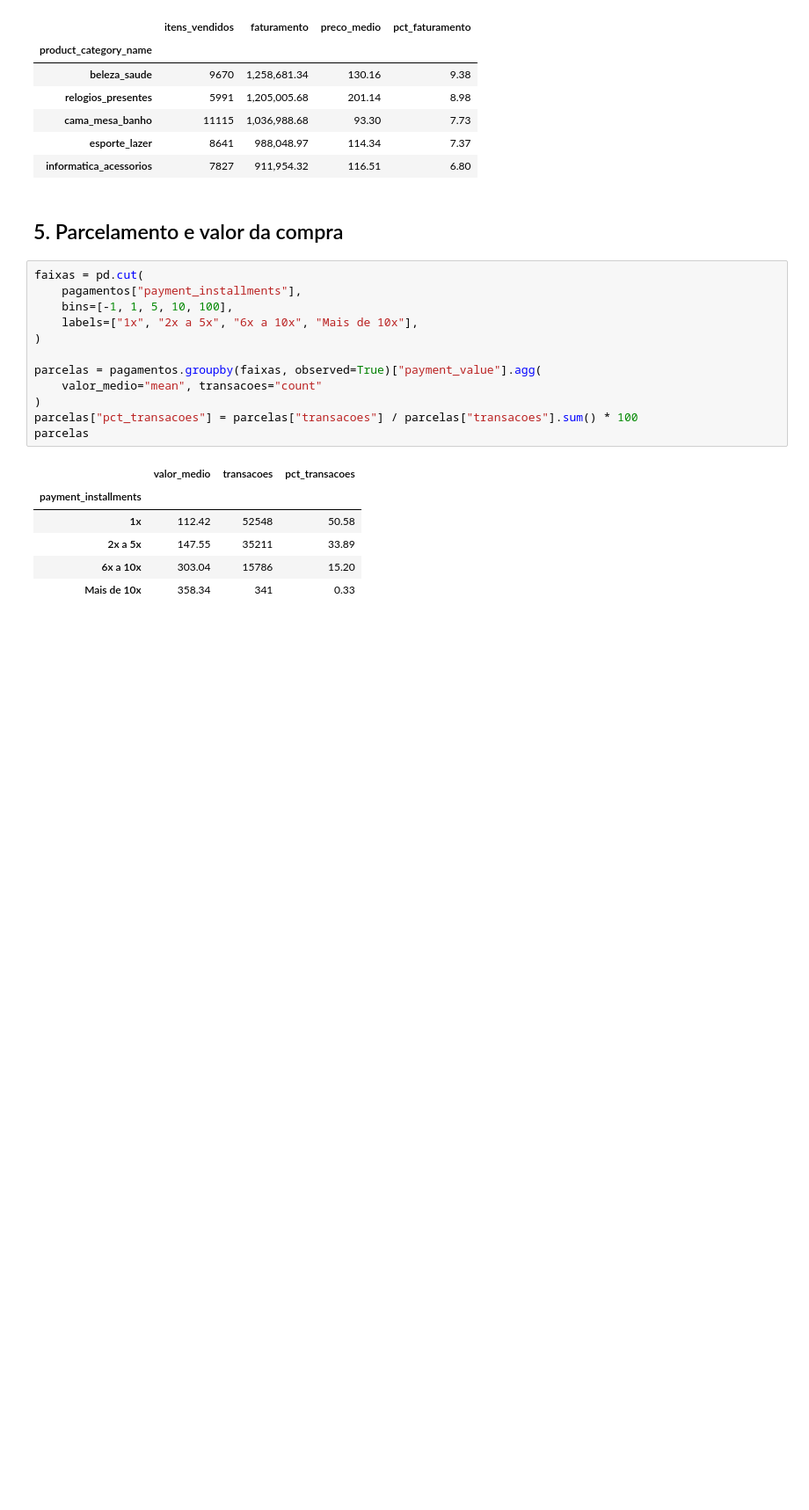
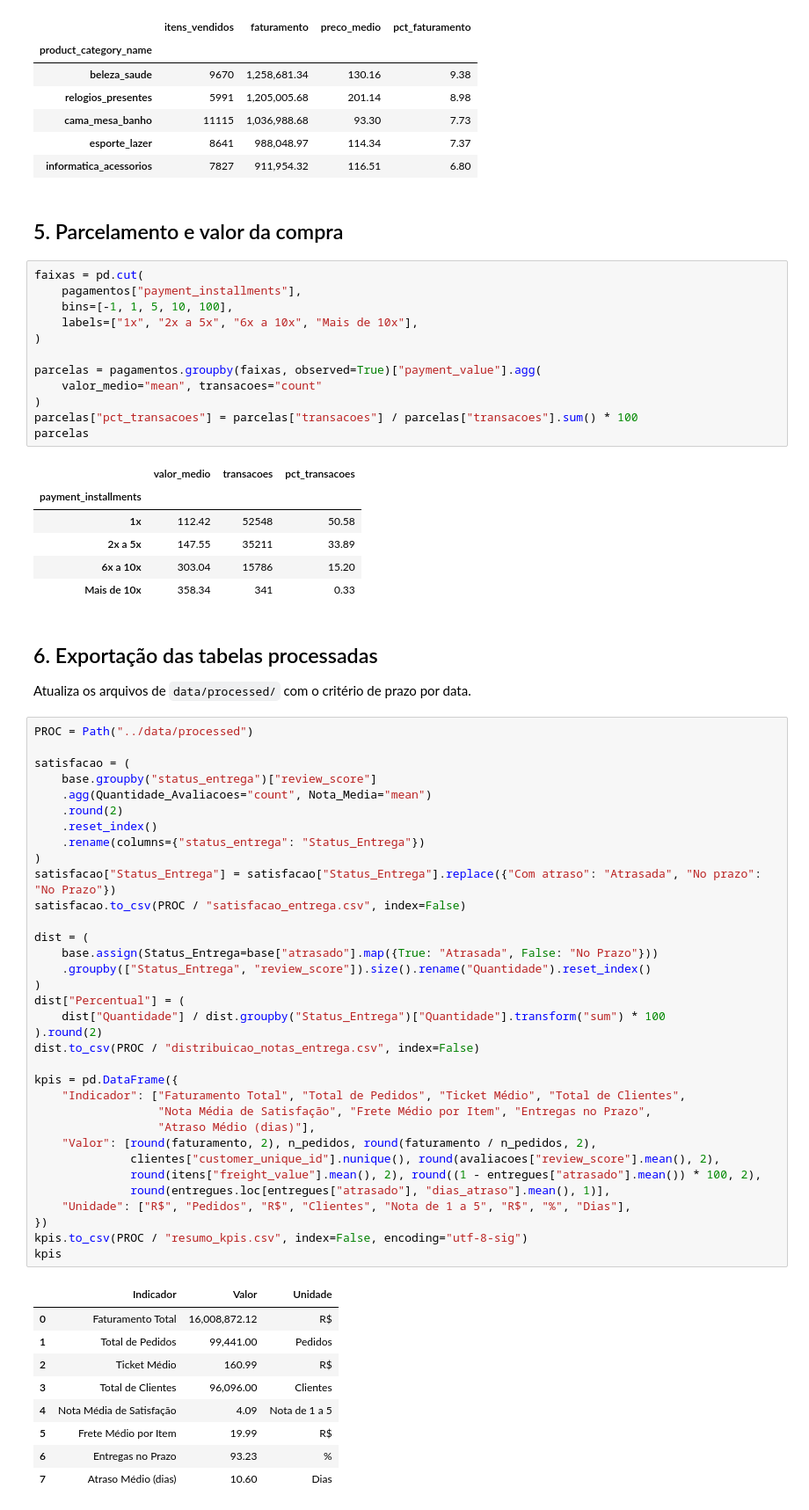
Before and after one commit to leandroanalytics/ecommerce-sales-analytics, a Jupyter notebook: notebooks/02_quantificacao_insights.ipynb, the cells around one changed output. Shown at 88% size. Saved outputs shown, nothing was run; the diff lists cells and outputs as text; blank space fills up the shorter version.

```diff
--- a/notebooks/02_quantificacao_insights.ipynb
+++ b/notebooks/02_quantificacao_insights.ipynb
@@ -251,4 +266,52 @@ parcelas
 | 2x a 5x | 147.55 | 35211 | 33.89 |
 | 6x a 10x | 303.04 | 15786 | 15.20 |
 | Mais de 10x | 358.34 | 341 | 0.33 |
+# %% [markdown]
+## 6. Exportação das tabelas processadas
+
+Atualiza os arquivos de `data/processed/` com o critério de prazo por data.
+# %%
+PROC = Path("../data/processed")
+
+satisfacao = (
+    base.groupby("status_entrega")["review_score"]
+    .agg(Quantidade_Avaliacoes="count", Nota_Media="mean")
+    .round(2)
+    .reset_index()
+    .rename(columns={"status_entrega": "Status_Entrega"})
+)
+satisfacao["Status_Entrega"] = satisfacao["Status_Entrega"].replace({"Com atraso": "Atrasada", "No prazo": "No Prazo"})
+satisfacao.to_csv(PROC / "satisfacao_entrega.csv", index=False)
+
+dist = (
+    base.assign(Status_Entrega=base["atrasado"].map({True: "Atrasada", False: "No Prazo"}))
+    .groupby(["Status_Entrega", "review_score"]).size().rename("Quantidade").reset_index()
+)
+dist["Percentual"] = (
+    dist["Quantidade"] / dist.groupby("Status_Entrega")["Quantidade"].transform("sum") * 100
+).round(2)
+dist.to_csv(PROC / "distribuicao_notas_entrega.csv", index=False)
+
+kpis = pd.DataFrame({
+    "Indicador": ["Faturamento Total", "Total de Pedidos", "Ticket Médio", "Total de Clientes",
+                  "Nota Média de Satisfação", "Frete Médio por Item", "Entregas no Prazo",
+                  "Atraso Médio (dias)"],
+    "Valor": [round(faturamento, 2), n_pedidos, round(faturamento / n_pedidos, 2),
+              clientes["customer_unique_id"].nunique(), round(avaliacoes["review_score"].mean(), 2),
+              round(itens["freight_value"].mean(), 2), round((1 - entregues["atrasado"].mean()) * 100, 2),
+              round(entregues.loc[entregues["atrasado"], "dias_atraso"].mean(), 1)],
+    "Unidade": ["R$", "Pedidos", "R$", "Clientes", "Nota de 1 a 5", "R$", "%", "Dias"],
+})
+kpis.to_csv(PROC / "resumo_kpis.csv", index=False, encoding="utf-8-sig")
+kpis
+# %% [output]
+|  | Indicador | Valor | Unidade |
+| 0 | Faturamento Total | 16,008,872.12 | R$ |
+| 1 | Total de Pedidos | 99,441.00 | Pedidos |
+| 2 | Ticket Médio | 160.99 | R$ |
+| 3 | Total de Clientes | 96,096.00 | Clientes |
+| 4 | Nota Média de Satisfação | 4.09 | Nota de 1 a 5 |
+| 5 | Frete Médio por Item | 19.99 | R$ |
+| 6 | Entregas no Prazo | 93.23 | % |
+| 7 | Atraso Médio (dias) | 10.60 | Dias |
 # %% [markdown]
```
Also changed, not shown: parts of 8 cells of this notebook, 7 other files.
